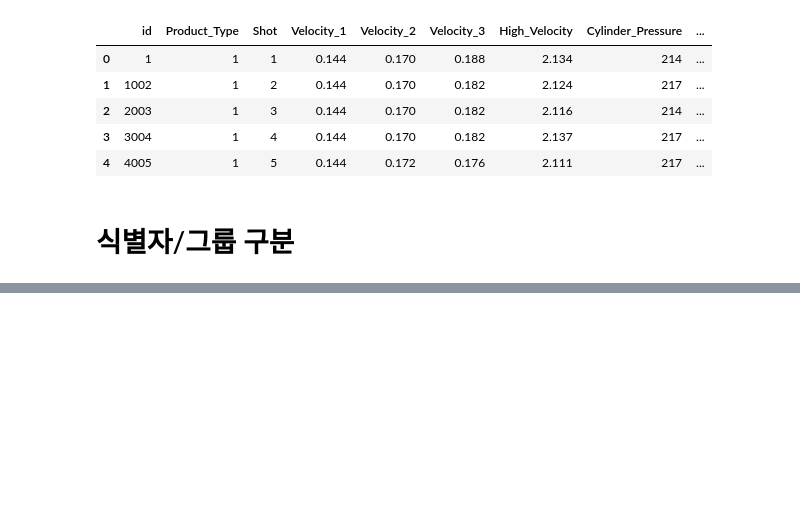
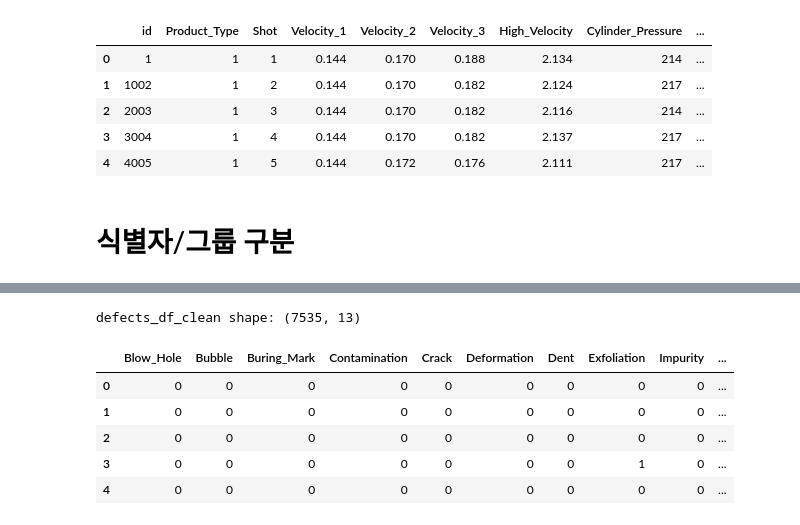
Before and after one commit to hanalo26/sparta-data11-advanced-project, a Jupyter notebook: leegolem/data-preprocessing_lee.ipynb, the cells around one changed output, grey strips where cells are left out. Cells and saved outputs as stored; diff of their text form; code cells hidden in the pictures; blank space fills up the shorter version.

```diff
--- a/leegolem/data-preprocessing_lee.ipynb
+++ b/leegolem/data-preprocessing_lee.ipynb
@@ -78,11 +78,11 @@ dtype: object
 # Cavity 1/2 통합 (Defects 통합)
 # %%
 # 원본 보관?
-defects_raw_cavity = defects_df.copy()
+defects_df_clean = defects_df.copy()
 
 # cavity 1/2 컬럼 분리
-c1 = defects_df[[c for c in defects_df.columns if c.endswith("_1")]].copy()
-c2 = defects_df[[c for c in defects_df.columns if c.endswith("_2")]].copy()
+c1 = defects_df_clean[[c for c in defects_df_clean.columns if c.endswith("_1")]].copy()
+c2 = defects_df_clean[[c for c in defects_df_clean.columns if c.endswith("_2")]].copy()
 
 # 컬럼명 통일: Short_Shot_1 -> Short_Shot
 c1.columns = [c.replace("_1", "") for c in c1.columns]
@@ -102,11 +102,11 @@ c2 = c2.reindex(columns=all_defects, fill_value=0)
 # %%
 # OR 방식으로 통합: 둘 중 하나라도 1이면 1
 defects_merged = ((c1 + c2) > 0).astype(int)   # (c1 | c2) 도 가능
-defects_df = defects_merged
+defects_df_clean = defects_merged
 
-print("통합 defects_df shape:", defects_df.shape)
-print("값 종류:", np.unique(defects_df.to_numpy()))
-defects_df.head(20)
+print("통합 defects_df shape:", defects_df_clean.shape)
+print("값 종류:", np.unique(defects_df_clean.to_numpy()))
+defects_df_clean.head(20)
 # %% [output]
 통합 defects_df shape: (7535, 13)
 값 종류: [0 1]
@@ -250,0 +316,11 @@ process_df.head()
+# %%
+print("defects_df_clean shape:", defects_df_clean.shape)
+defects_df_clean.head()
+# %% [output]
+defects_df_clean shape: (7535, 13)
+|  | Blow_Hole | Bubble | Buring_Mark | Contamination | Crack | Deformation | Dent | Exfoliation | Impurity | ... |
+| 0 | 0 | 0 | 0 | 0 | 0 | 0 | 0 | 0 | 0 | ... |
+| 1 | 0 | 0 | 0 | 0 | 0 | 0 | 0 | 0 | 0 | ... |
+| 2 | 0 | 0 | 0 | 0 | 0 | 0 | 0 | 0 | 0 | ... |
+| 3 | 0 | 0 | 0 | 0 | 0 | 0 | 0 | 1 | 0 | ... |
+| 4 | 0 | 0 | 0 | 0 | 0 | 0 | 0 | 0 | 0 | ... |
```
Also changed, not shown: parts of 8 cells of this notebook.
